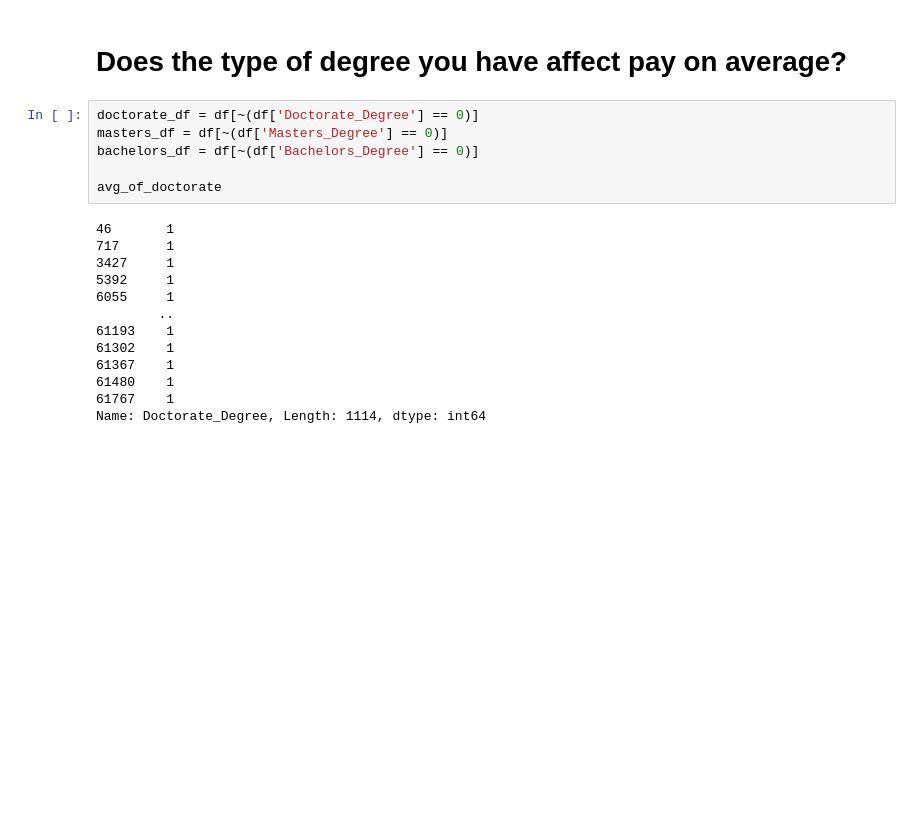
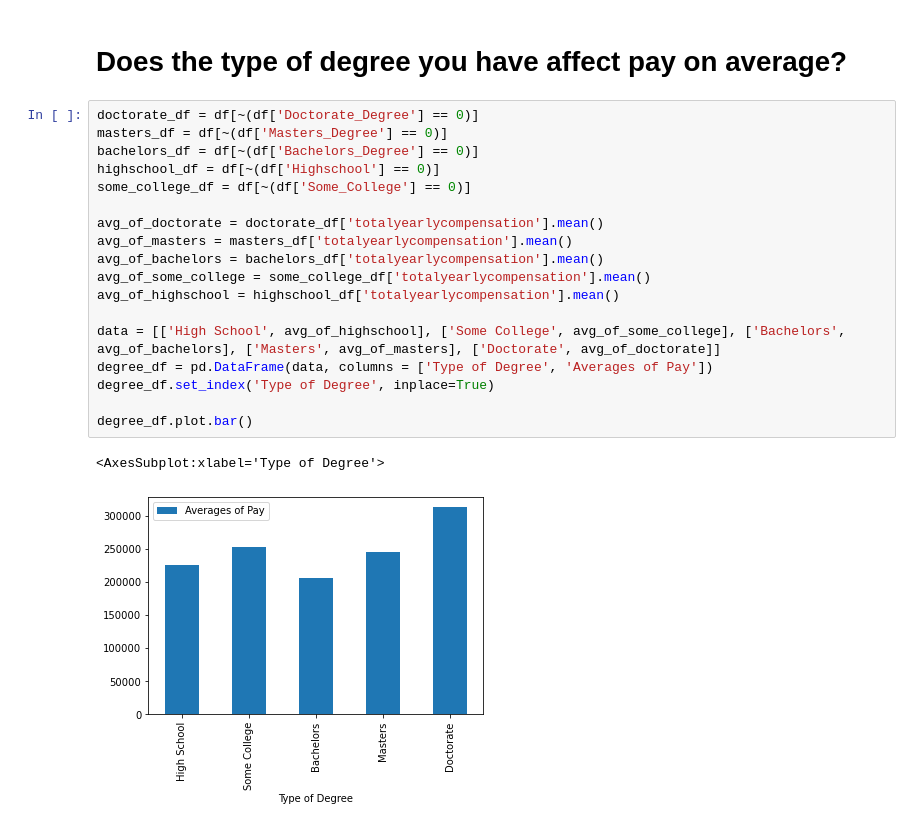
Before and after one commit to ndem002/105-Final-Project, a Jupyter notebook: Untitled.ipynb, the cells around one changed output. Drawn from its saved outputs; the diff is of its cells as text; blank space fills up the shorter version.

```diff
--- a/Untitled.ipynb
+++ b/Untitled.ipynb
@@ -235,19 +237,21 @@ We can see a interesting corralation in yearly income with the number of years o
 # %%
 doctorate_df = df[~(df['Doctorate_Degree'] == 0)]
 masters_df = df[~(df['Masters_Degree'] == 0)]
 bachelors_df = df[~(df['Bachelors_Degree'] == 0)]
+highschool_df = df[~(df['Highschool'] == 0)]
+some_college_df = df[~(df['Some_College'] == 0)]
 
-avg_of_doctorate
+avg_of_doctorate = doctorate_df['totalyearlycompensation'].mean()
+avg_of_masters = masters_df['totalyearlycompensation'].mean()
+avg_of_bachelors = bachelors_df['totalyearlycompensation'].mean()
+avg_of_some_college = some_college_df['totalyearlycompensation'].mean()
+avg_of_highschool = highschool_df['totalyearlycompensation'].mean()
+
+data = [['High School', avg_of_highschool], ['Some College', avg_of_some_college], ['Bachelors', avg_of_bachelors], ['Masters', avg_of_masters], ['Doctorate', avg_of_doctorate]]
+degree_df = pd.DataFrame(data, columns = ['Type of Degree', 'Averages of Pay'])
+degree_df.set_index('Type of Degree', inplace=True)
+
+degree_df.plot.bar()
 # %% [output]
-46       1
-717      1
-3427     1
-5392     1
-6055     1
-        ..
-61193    1
-61302    1
-61367    1
-61480    1
-61767    1
-Name: Doctorate_Degree, Length: 1114, dtype: int64
+<AxesSubplot:xlabel='Type of Degree'>
+[figure, added]
```
Also changed, not shown: parts of 2 cells of this notebook.
